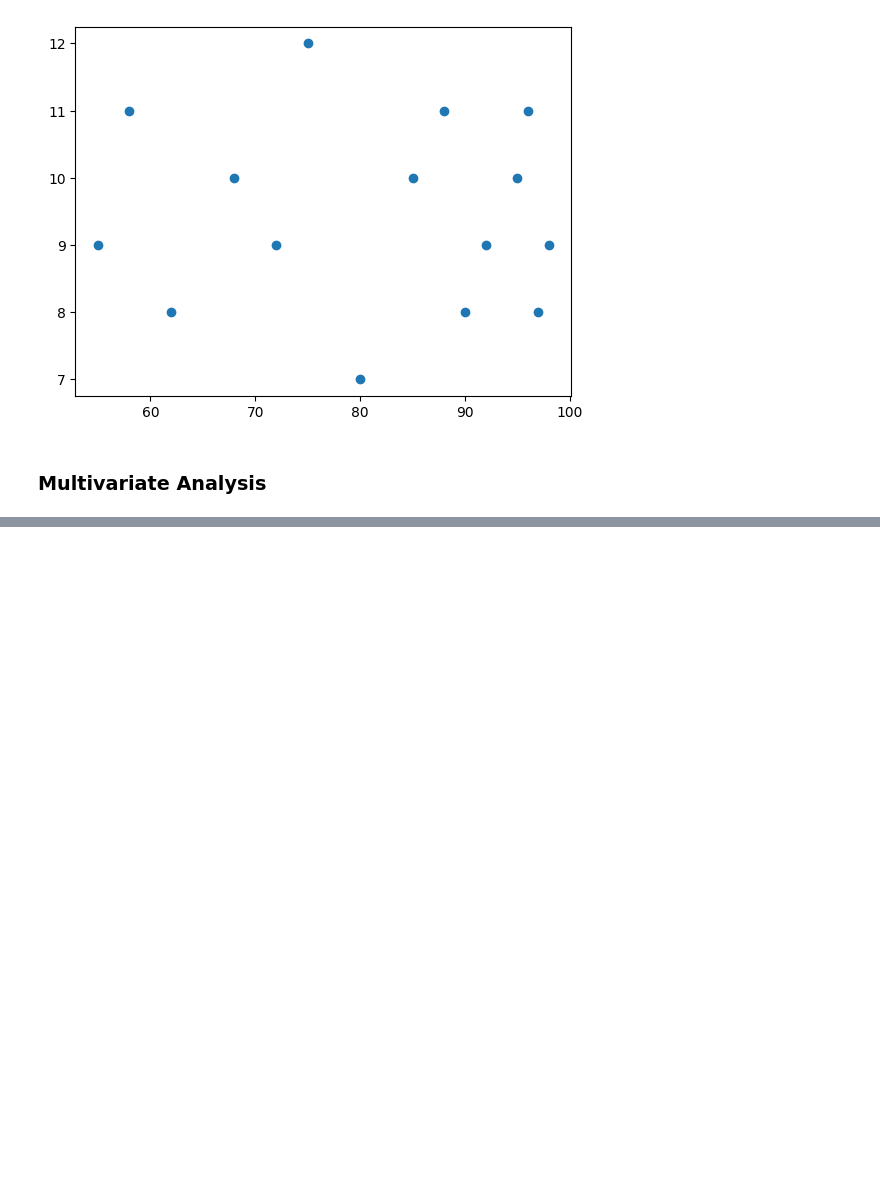
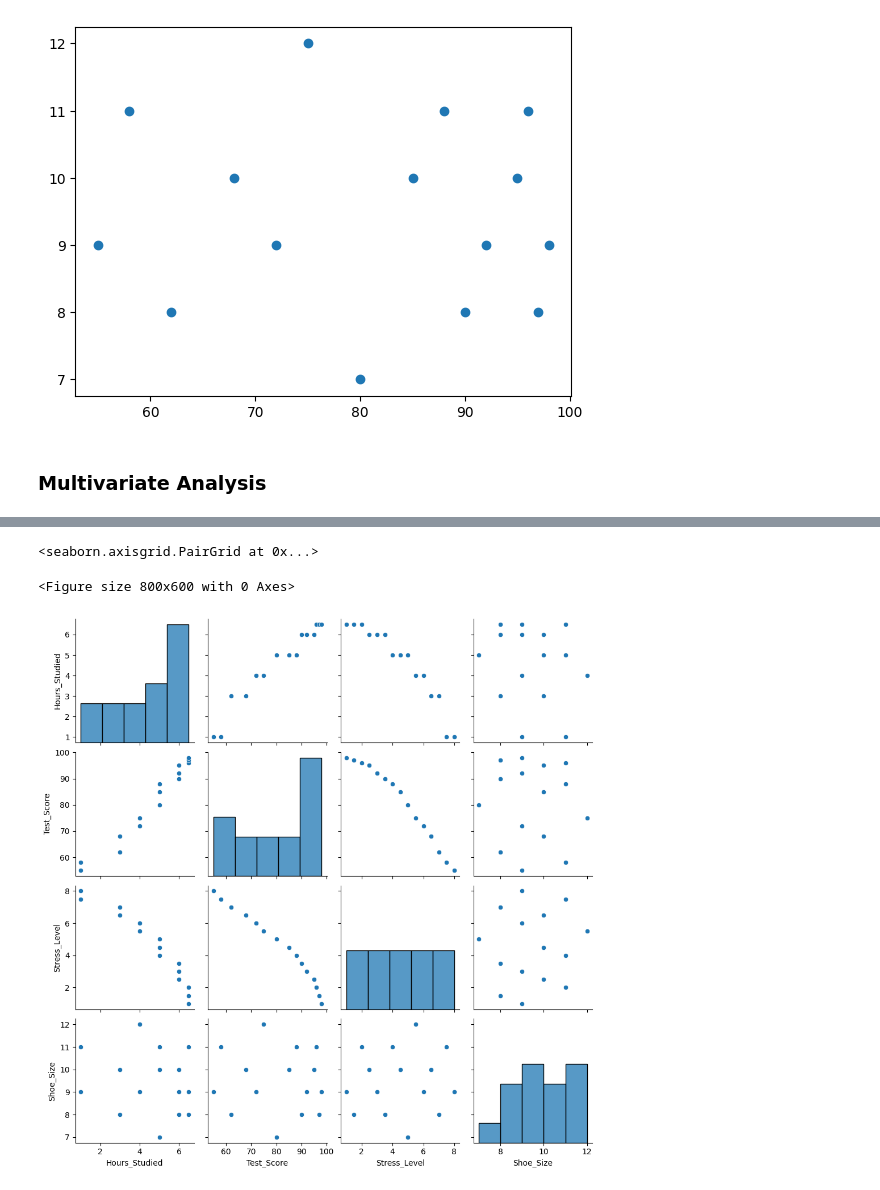
Before and after one commit to mhemanthkmr1503-ctrl/DataScience_Aug_2025, a Jupyter notebook: MachineLearning/Bivariate_Analysis.ipynb, the cells around one changed output, grey strips where cells are left out. Saved outputs shown, nothing was run; the diff lists cells and outputs as text; code cells hidden in the pictures; blank space fills up the shorter version.

```diff
--- a/MachineLearning/Bivariate_Analysis.ipynb
+++ b/MachineLearning/Bivariate_Analysis.ipynb
@@ -48,0 +66,9 @@ plt.scatter(df['Test_Score'], df['Shoe_Size'])
+# %%
+import seaborn as sns
+
+plt.figure(figsize=(8, 6)) # Adjust figure size as needed
+sns.pairplot(df)
+# %% [output]
+<seaborn.axisgrid.PairGrid at 0x...>
+<Figure size 800x600 with 0 Axes>
+[figure, added]
```
Also changed, not shown: parts of 2 cells of this notebook, 1 other file.
